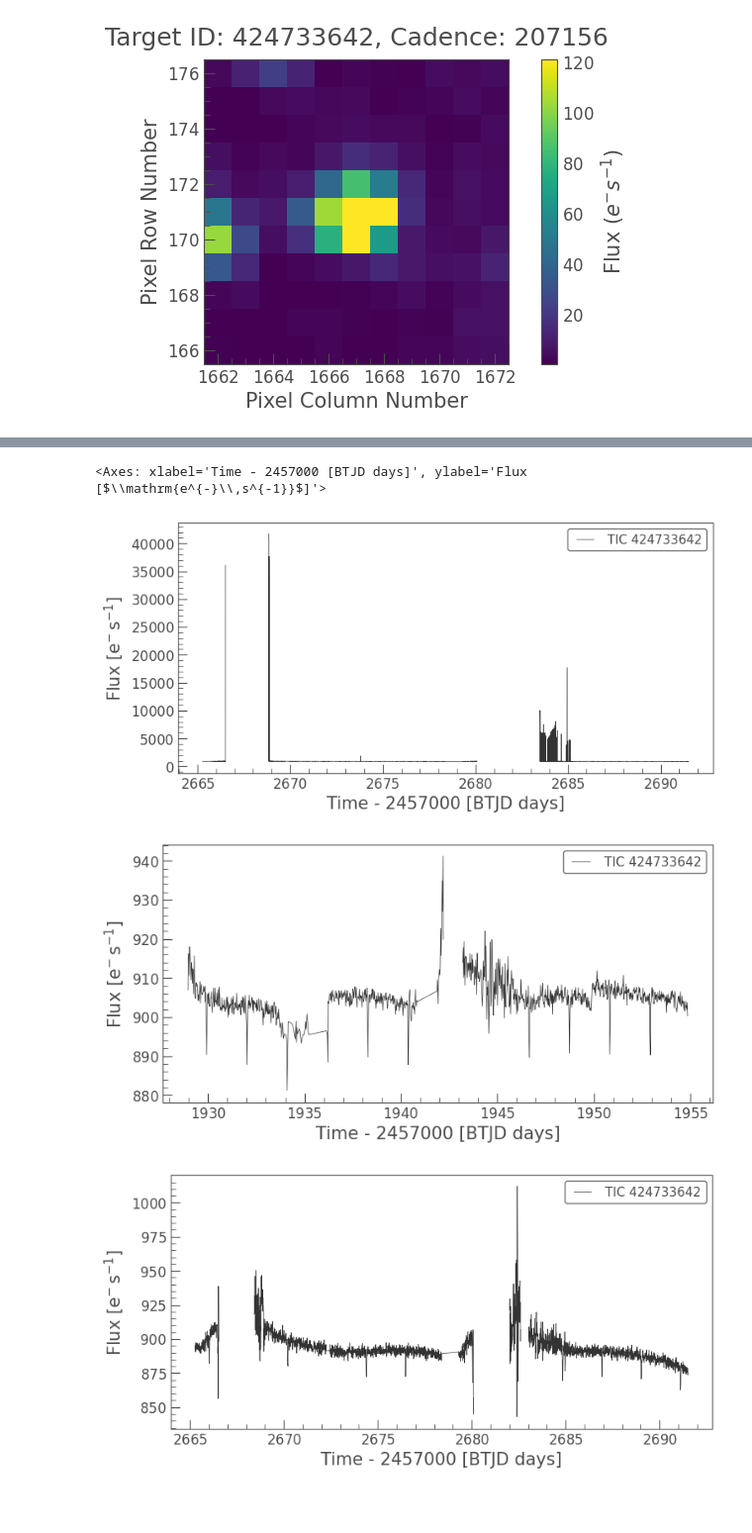
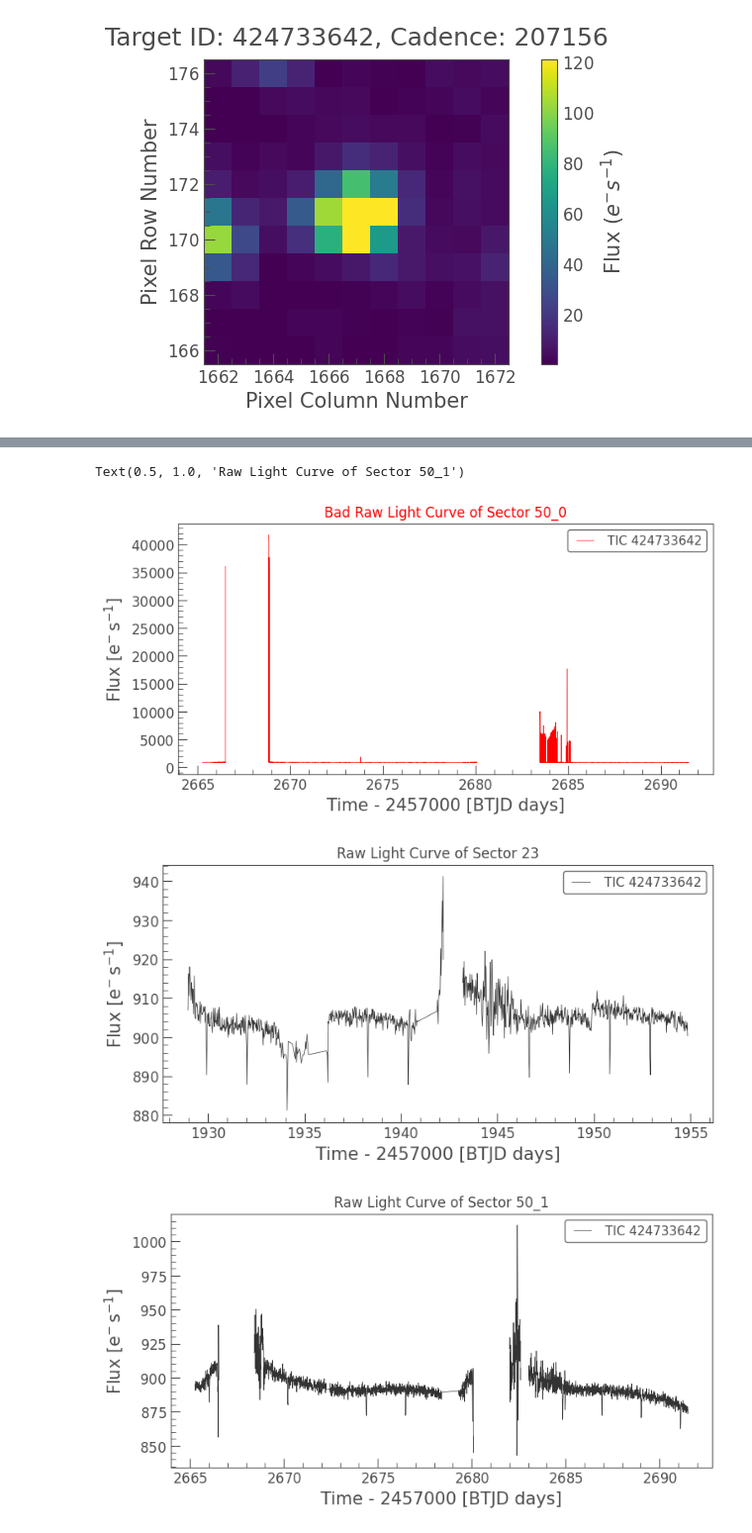
Before and after one commit to sophia268238/astronomy_ml, a Jupyter notebook: notebooks/TOI_1858.ipynb, the cells around one changed output, grey strips where cells are left out. Shown at 99% size. Drawn from its saved outputs; the diff is of its cells as text; code cells hidden in the pictures; blank space fills up the shorter version.

```diff
--- a/notebooks/TOI_1858.ipynb
+++ b/notebooks/TOI_1858.ipynb
@@ -40,14 +46,17 @@ lc1 = t1.to_lightcurve(aperture_mask='pipeline');
 lc2 = t2.to_lightcurve(aperture_mask='pipeline');
 # %%
 # There are 3 sectors, but the first sector(50) does not seem to have good data.
-lc0.plot() # bad data
+lc0.plot(color='r')
+plt.title("Bad Raw Light Curve of Sector 50_0", color='r')
 lc1.plot()
+plt.title("Raw Light Curve of Sector 23")
 lc2.plot()
+plt.title("Raw Light Curve of Sector 50_1")
 # %% [output]
-<Axes: xlabel='Time - 2457000 [BTJD days]', ylabel='Flux [$\\mathrm{e^{-}\\,s^{-1}}$]'>
+Text(0.5, 1.0, 'Raw Light Curve of Sector 50_1')
-[figure, old version]
+[figure, new version]
-[figure, old version]
+[figure, new version]
-[figure, old version]
+[figure, new version]
 # %%
 mask1 = (lc1.time.value<1942) | (lc1.time.value > 1946)
 lc1_clean = lc1[mask1]
```
Also changed, not shown: parts of 7 cells of this notebook.
